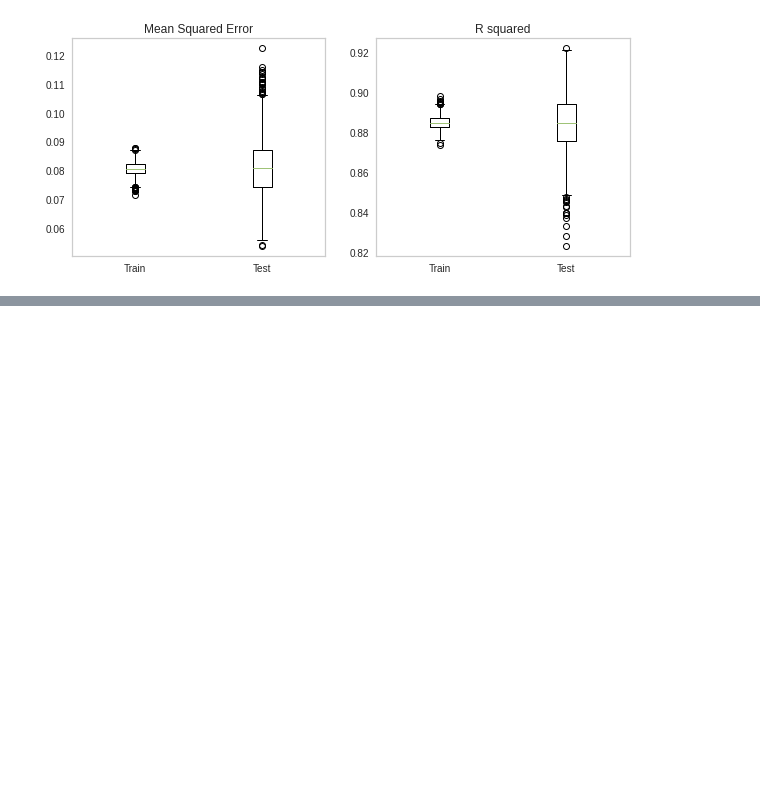
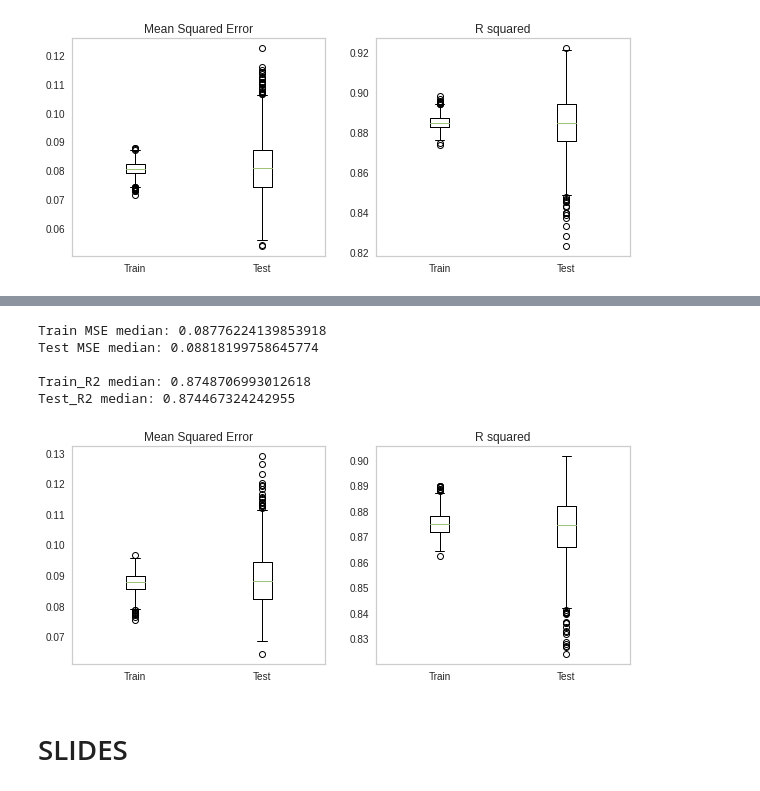
Before and after one commit to JF11579/Adelphi, a Jupyter notebook: Spring5_4.ipynb, the cells around one changed output, grey strips where cells are left out. Drawn from its saved outputs; the diff is of its cells as text; code cells hidden in the pictures; blank space fills up the shorter version.

```diff
--- a/Spring5_4.ipynb
+++ b/Spring5_4.ipynb
@@ -996,0 +1048,11 @@ Test_R2 median: 0.8848487950775938
+# %%
+Multiple_Runner(LassoReg, X, y)
+# %% [output]
+Train MSE median: 0.08776224139853918
+Test MSE median: 0.08818199758645774
+
+Train_R2 median: 0.8748706993012618
+Test_R2 median: 0.874467324242955
+[figure, added]
+# %% [markdown]
+# SLIDES
```
Also changed, not shown: parts of 34 cells of this notebook.
